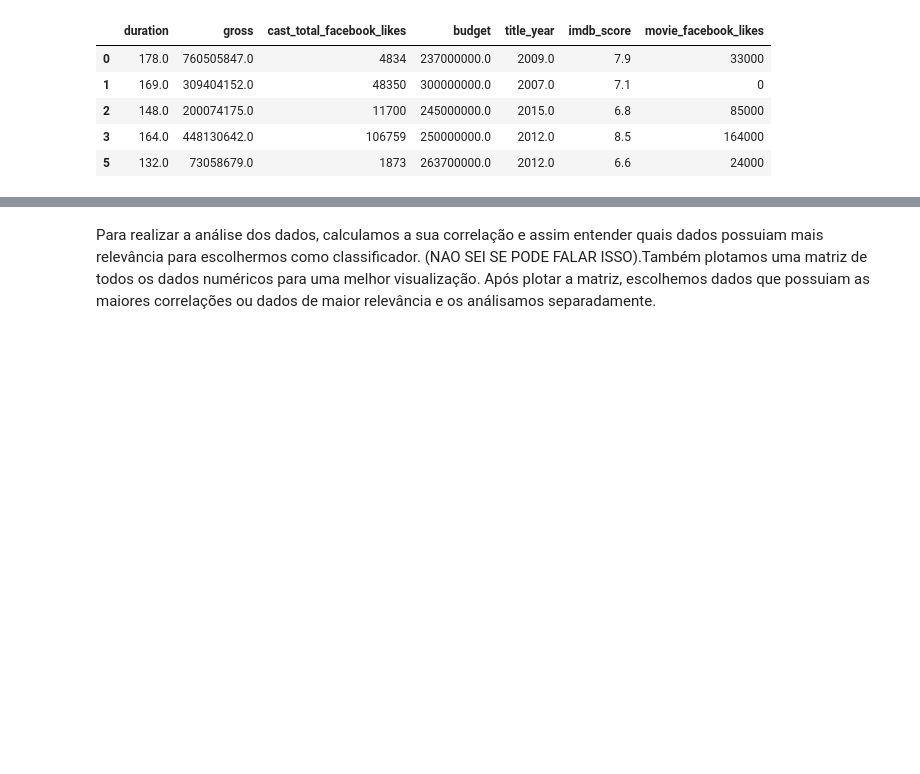
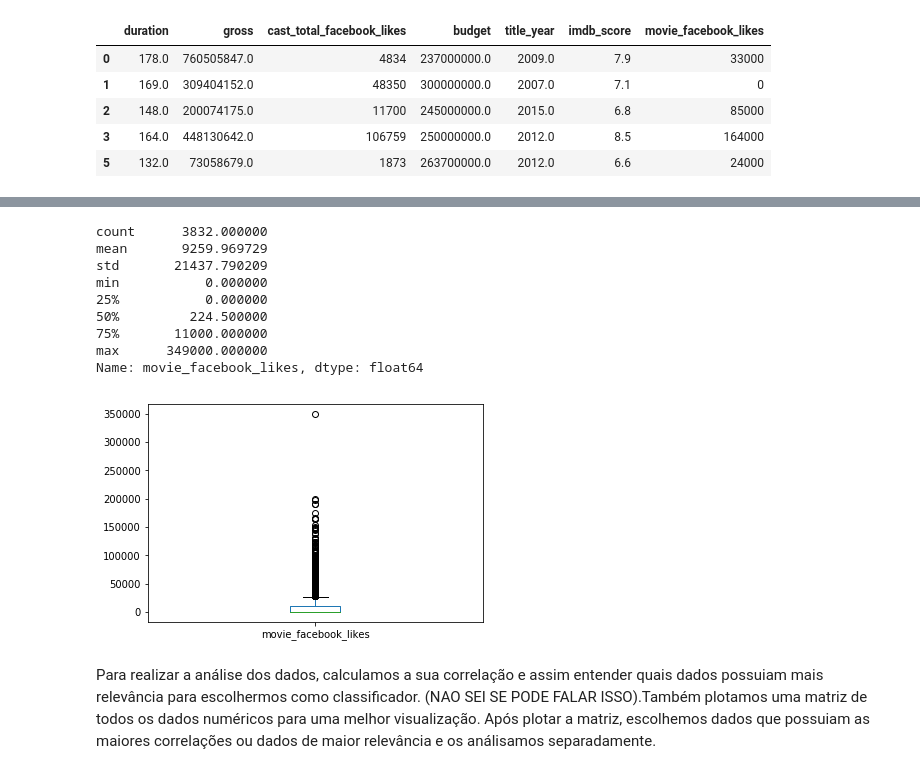
Before and after one commit to gabicaruso/Projeto3_CD, a Jupyter notebook: P3CD_final.ipynb, the cells around one changed output, grey strips where cells are left out. Saved outputs shown, nothing was run; the diff lists cells and outputs as text; code cells hidden in the pictures; blank space fills up the shorter version.

```diff
--- a/P3CD_final.ipynb
+++ b/P3CD_final.ipynb
@@ -161,3 +184,17 @@ data2.plot.bar()
+# %%
+data.loc[:,"movie_facebook_likes"].plot.box()
+data['movie_facebook_likes'].describe()
+# %% [output]
+count      3832.000000
+mean       9259.969729
+std       21437.790209
+min           0.000000
+25%           0.000000
+50%         224.500000
+75%       11000.000000
+max      349000.000000
+Name: movie_facebook_likes, dtype: float64
+[figure, added]
 # %% [markdown]
 Para realizar a análise dos dados, calculamos a sua correlação e assim entender quais dados possuiam mais relevância para escolhermos como classificador. (NAO SEI SE PODE FALAR ISSO).Também plotamos uma matriz de todos os dados numéricos para uma melhor visualização. Após plotar a matriz, escolhemos dados que possuiam as maiores correlações ou dados de maior relevância e os análisamos separadamente.
 # %% [markdown]
```
Also changed, not shown: parts of 42 cells of this notebook.
